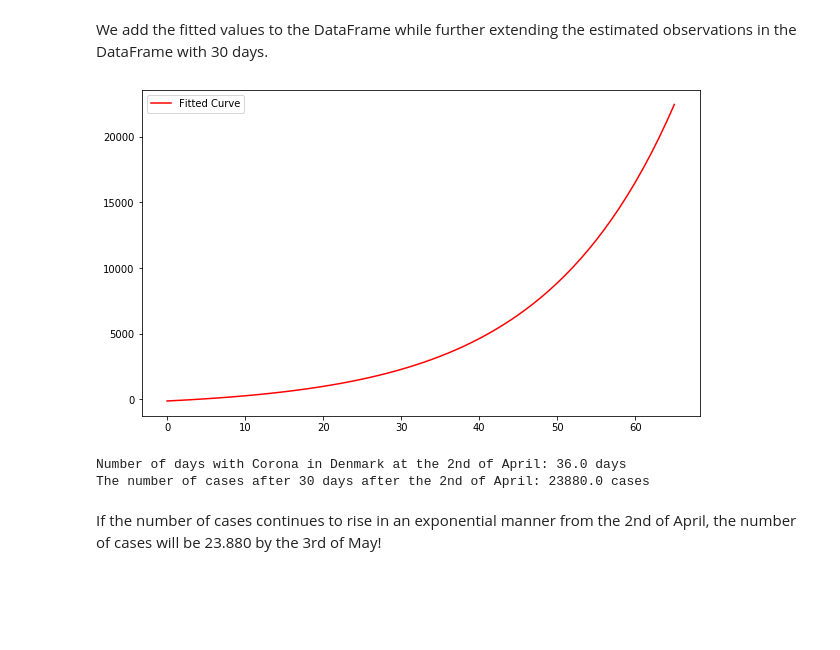
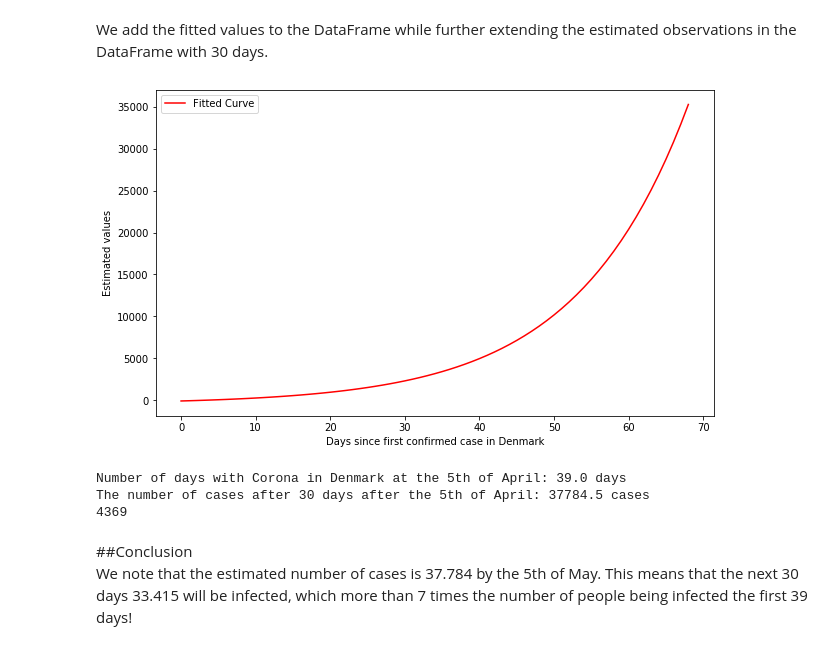
Before and after one commit to kzm266/projects-2020-anders-frederik, a Jupyter notebook: dataproject/dataproject.ipynb, the cells around one changed output. Saved outputs shown, nothing was run; the diff lists cells and outputs as text; code cells hidden in the pictures; blank space fills up the shorter version.

```diff
--- a/dataproject/dataproject.ipynb
+++ b/dataproject/dataproject.ipynb
@@ -24,7 +24,7 @@ import pandas as pd
 import numpy as np
 
 #1.1 Get file from URL (our repository)
-url = 'https://github.com/NumEconCopenhagen/projects-2020-anders-frederik/blob/master/dataproject/covid_19_data.xlsx?raw=true'
+url = 'https://github.com/NumEconCopenhagen/projects-2020-anders-frederik/blob/master/dataproject/covid_19_data_new.xlsx?raw=true'
 xf = pd.ExcelFile(url)
 
 df = xf.parse("Worksheet",
@@ -186,17 +186,22 @@ We add the fitted values to the DataFrame while further extending the estimated
 # %%
 plt.figure(figsize=(10,6))
 X = np.arange(0, len(df)+30)
 plt.plot(X,
          growth_func(X, *popt),
          'r-',
          label="Fitted Curve")
 plt.legend()
+plt.xlabel("Days since first confirmed case in Denmark")
+plt.ylabel("Estimated values")
 plt.show()
-print(f'Number of days with Corona in Denmark at the 2nd of April: {len(df):.1f} days')
-print(f'The number of cases after 30 days after the 2nd of April: {growth(36+30):.1f} cases')
+print(f'Number of days with Corona in Denmark at the 5th of April: {len(df):.1f} days')
+print(f'The number of cases after 30 days after the 5th of April: {growth(len(df)+30):.1f} cases')
+print(df["Confirmed"][-1])
 # %% [output]
-[figure, old version]
+[figure, new version]
-Number of days with Corona in Denmark at the 2nd of April: 36.0 days
-The number of cases after 30 days after the 2nd of April: 23880.0 cases
+Number of days with Corona in Denmark at the 5th of April: 39.0 days
+The number of cases after 30 days after the 5th of April: 37784.5 cases
+4369
-# %% [markdown]
-If the number of cases continues to rise in an exponential manner from the 2nd of April, the number of cases will be 23.880 by the 3rd of May!
+# %% [markdown]
+##Conclusion
+We note that the estimated number of cases is 37.784 by the 5th of May. This means that the next 30 days 33.415 will be infected, which more than 7 times the number of people being infected the first 39 days!
```
Also changed, not shown: parts of 5 cells of this notebook.
